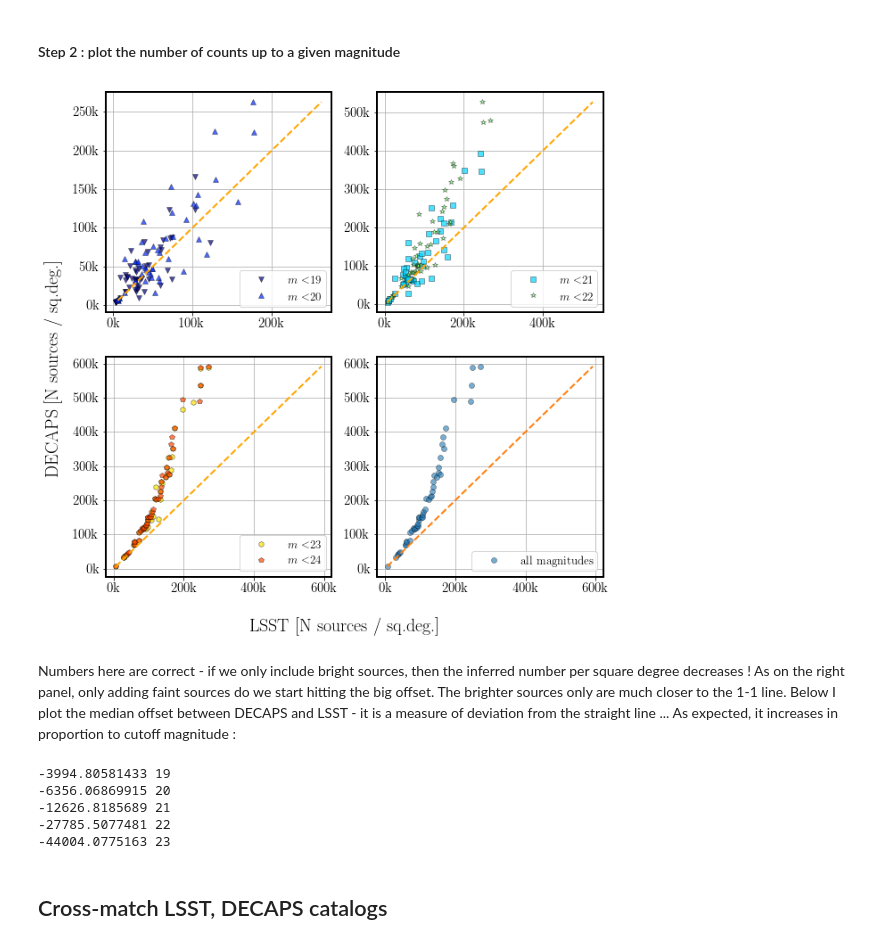
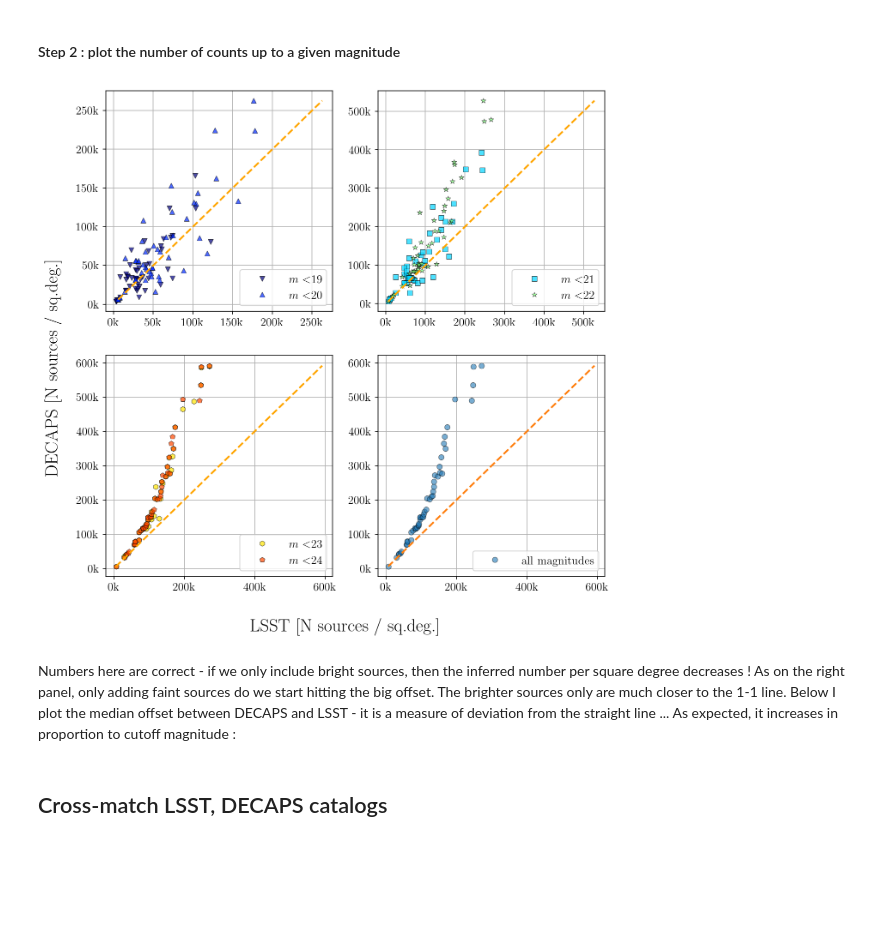
Before and after one commit to suberlak/crowded_fields, a Jupyter notebook: code/N1_decaps_lsst_crossmatch.ipynb, the cells around one changed output. Drawn from its saved outputs; the diff is of its cells as text; code cells hidden in the pictures; blank space fills up the shorter version.

```diff
--- a/code/N1_decaps_lsst_crossmatch.ipynb
+++ b/code/N1_decaps_lsst_crossmatch.ipynb
@@ -316,7 +295,7 @@ from matplotlib.ticker import FuncFormatter
 #plt.scatter(visit_table['N_per_sq_deg_lsst'] , visit_table['MAFnumber_lsst'])
 bad_visits = [527096,529989, 568172,  644144, 526028]
 m = ~np.in1d(visit_table['visit'], bad_visits)
-fig,ax = plt.subplots(1,1,figsize=(8,6))
+fig,ax = plt.subplots(1,1,figsize=(8,6), dpi=150)
 
 #plt.scatter(visit_table['mean_N_per_sq_deg'], visit_table['MAFnumber_lsst'])
 maf = visit_table['MAFnumber_lsst']
@@ -496,7 +462,7 @@ mags = [19,20,21,22,23,24]
 # CCDs per processing, it works well.
 
 # Define plotting area
-fig,axs = plt.subplots(2,2,figsize=(10,10))
+fig,axs = plt.subplots(2,2,figsize=(10,10), dpi=150)
 ax = np.ravel(axs)
 
 # the area per visit, used to convert
@@ -514,34 +480,34 @@ for i,cut in enumerate(mags) :
     marker = markers[i%len(markers)]
     lsst=  visit_tables['lsst']['N_clean_lt_'+str(cut)]  / lsst_area
     decaps=  visit_tables['decaps']['N_clean_lt_'+str(cut)]  / decaps_area
     ax[i//2].plot(lsst, decaps, c=color, alpha=0.7, label=r'$m<$'+str(cut),
                   marker=marker, ls=' ',markeredgecolor ='k', markeredgewidth =0.5 )
     if i%2 == 1 :
         x = np.arange(min(decaps),max(decaps),100)
         ax[i//2].plot(x,x, ls='--',lw=2,c='orange')
 
 # ax[3] :  all magnitudes
 lsst=  visit_tables['lsst']['N_clean']  / lsst_area
 decaps = visit_tables['decaps']['N_clean']/ decaps_area
 ax[3].plot(lsst, decaps, label='all magnitudes', marker='o', ls=' ',alpha=0.6,
           markeredgecolor ='k', markeredgewidth =0.5 )
 x = np.arange(min(decaps),max(decaps),100)
 ax[3].plot(x,x, ls='--',lw=2)
 
 # set x and y labels
 fig.text(0.35,0.04, 'LSST [N sources / sq.deg.]', fontsize=20)
 fig.text(0.03,0.6, 'DECAPS [N sources / sq.deg.]', rotation=90, fontsize=20)
 
 # add grid lines  and legend
 for i in range(len(ax)):
     ax[i].grid()
     ax[i].legend(loc='lower right')
     for axis in [ax[i].xaxis, ax[i].yaxis]:
         axis.set_major_formatter(FuncFormatter(thousandsMillions))
 
 plt.savefig('decaps_lsst_source_count.png', bbox_inches='tight')
 # %% [output]
-[figure, old version]
+[figure, new version]
 # %% [markdown]
 Numbers here are correct - if we only include bright sources, then the inferred number per square degree decreases ! As on the right panel,  only adding faint sources do we start hitting the big offset. The brighter sources only are much closer to the 1-1 line. Below I plot the median offset between DECAPS and LSST - it is a measure of deviation from the straight line ... As expected, it increases in proportion to cutoff magnitude :
 # %%
@@ -554,12 +520,6 @@ for i,cut in enumerate(mags) :
     decaps=  visit_tables['decaps']['N_clean_lt_'+str(cut)]  / area_per_visit
 
     print(np.median(lsst-decaps),cut)
-# %% [output]
--3994.80581433 19
--6356.06869915 20
--12626.8185689 21
--27785.5077481 22
--44004.0775163 23
 # %% [markdown]
 ## Cross-match LSST, DECAPS catalogs <a id='crossmatch'></a>
 # %% [markdown]
```
Also changed, not shown: parts of 31 cells of this notebook, 2 other files.
